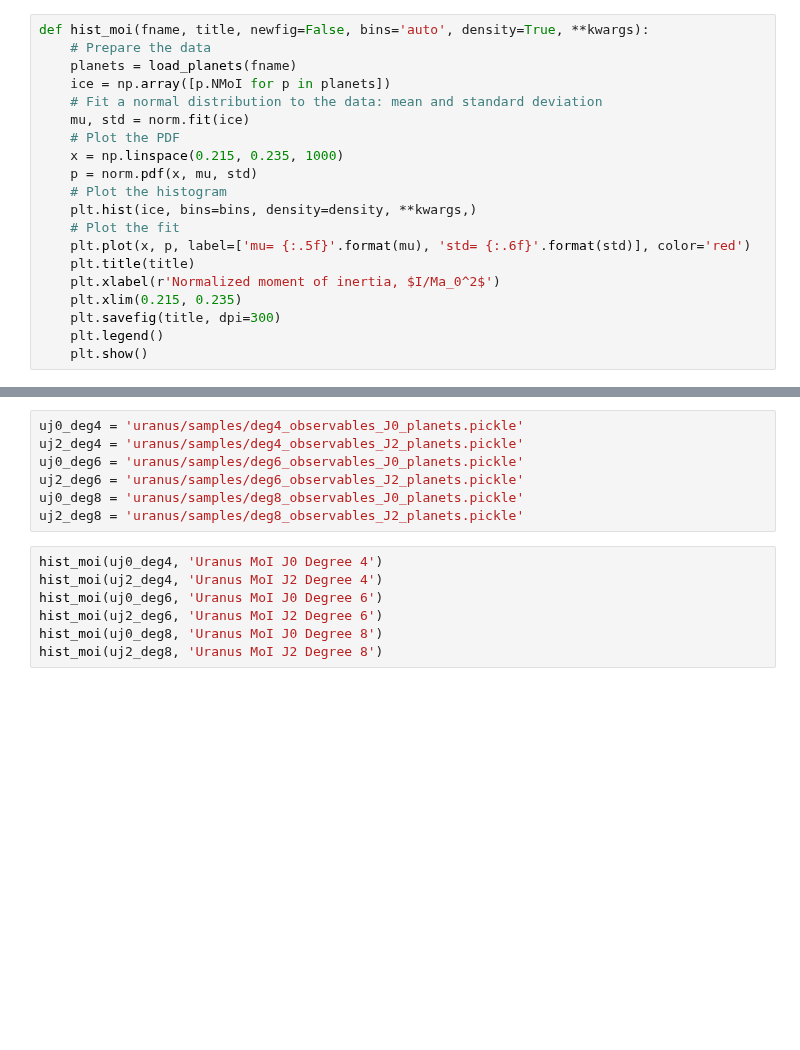
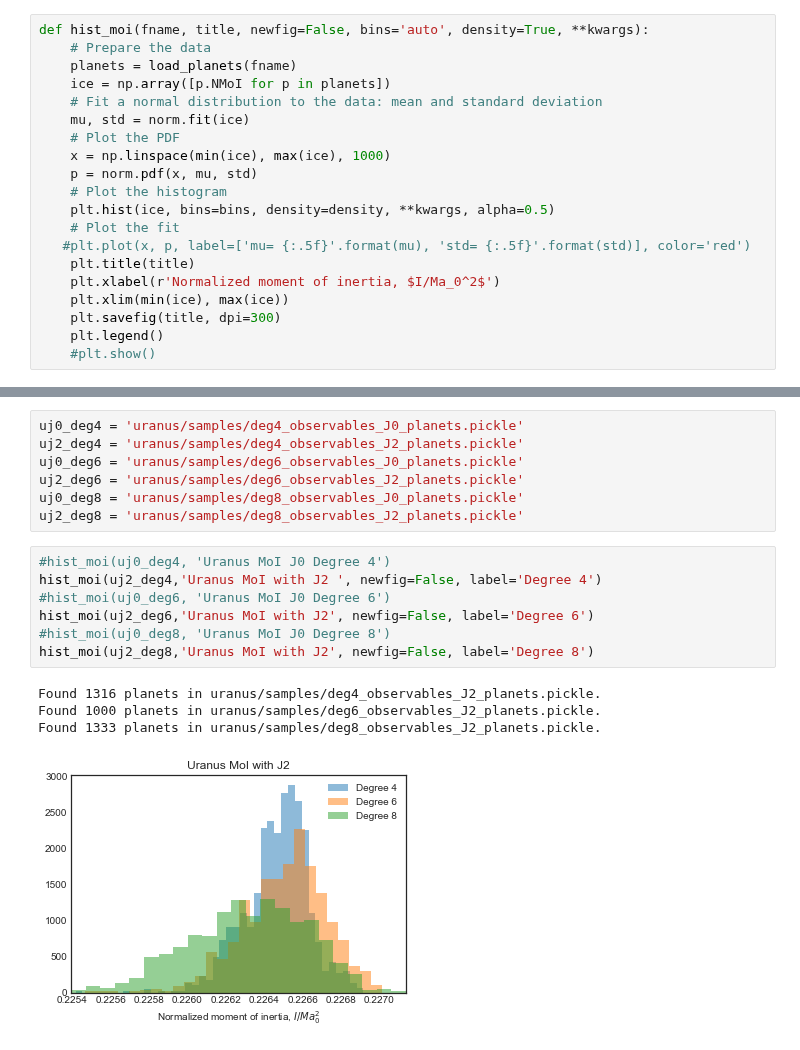
Before and after one commit to nmovshov/pyPIPE, a Jupyter notebook: Planets.ipynb, the cells around one changed output, grey strips where cells are left out. Cells and saved outputs as stored; diff of their text form; blank space fills up the shorter version.

```diff
--- a/Planets.ipynb
+++ b/Planets.ipynb
@@ -23,18 +43,18 @@ def hist_moi(fname, title, newfig=False, bins='auto', density=True, **kwargs):
     # Fit a normal distribution to the data: mean and standard deviation
     mu, std = norm.fit(ice)
     # Plot the PDF
-    x = np.linspace(0.215, 0.235, 1000)
+    x = np.linspace(min(ice), max(ice), 1000)
     p = norm.pdf(x, mu, std)
     # Plot the histogram
-    plt.hist(ice, bins=bins, density=density, **kwargs,)
+    plt.hist(ice, bins=bins, density=density, **kwargs, alpha=0.5)
     # Plot the fit
-    plt.plot(x, p, label=['mu= {:.5f}'.format(mu), 'std= {:.6f}'.format(std)], color='red')
+   #plt.plot(x, p, label=['mu= {:.5f}'.format(mu), 'std= {:.5f}'.format(std)], color='red')
     plt.title(title)
     plt.xlabel(r'Normalized moment of inertia, $I/Ma_0^2$')
-    plt.xlim(0.215, 0.235)
+    plt.xlim(min(ice), max(ice))
     plt.savefig(title, dpi=300)
     plt.legend()
-    plt.show()
+    #plt.show()
 # %%
 def hist_J2(fname, title, newfig=False, bins='auto', density=True, **kwargs):
     # Prepare the data
@@ -63,10 +83,15 @@ uj2_deg6 = 'uranus/samples/deg6_observables_J2_planets.pickle'
 uj0_deg8 = 'uranus/samples/deg8_observables_J0_planets.pickle'
 uj2_deg8 = 'uranus/samples/deg8_observables_J2_planets.pickle'
 # %%
-hist_moi(uj0_deg4, 'Uranus MoI J0 Degree 4')
-hist_moi(uj2_deg4, 'Uranus MoI J2 Degree 4')
-hist_moi(uj0_deg6, 'Uranus MoI J0 Degree 6')
-hist_moi(uj2_deg6, 'Uranus MoI J2 Degree 6')
-hist_moi(uj0_deg8, 'Uranus MoI J0 Degree 8')
-hist_moi(uj2_deg8, 'Uranus MoI J2 Degree 8')
+#hist_moi(uj0_deg4, 'Uranus MoI J0 Degree 4')
+hist_moi(uj2_deg4,'Uranus MoI with J2 ', newfig=False, label='Degree 4')
+#hist_moi(uj0_deg6, 'Uranus MoI J0 Degree 6')
+hist_moi(uj2_deg6,'Uranus MoI with J2', newfig=False, label='Degree 6')
+#hist_moi(uj0_deg8, 'Uranus MoI J0 Degree 8')
+hist_moi(uj2_deg8,'Uranus MoI with J2', newfig=False, label='Degree 8')
+# %% [output]
+Found 1316 planets in uranus/samples/deg4_observables_J2_planets.pickle.
+Found 1000 planets in uranus/samples/deg6_observables_J2_planets.pickle.
+Found 1333 planets in uranus/samples/deg8_observables_J2_planets.pickle.
+[figure, added]
 # %%
```
Also changed, not shown: parts of 7 cells of this notebook.
